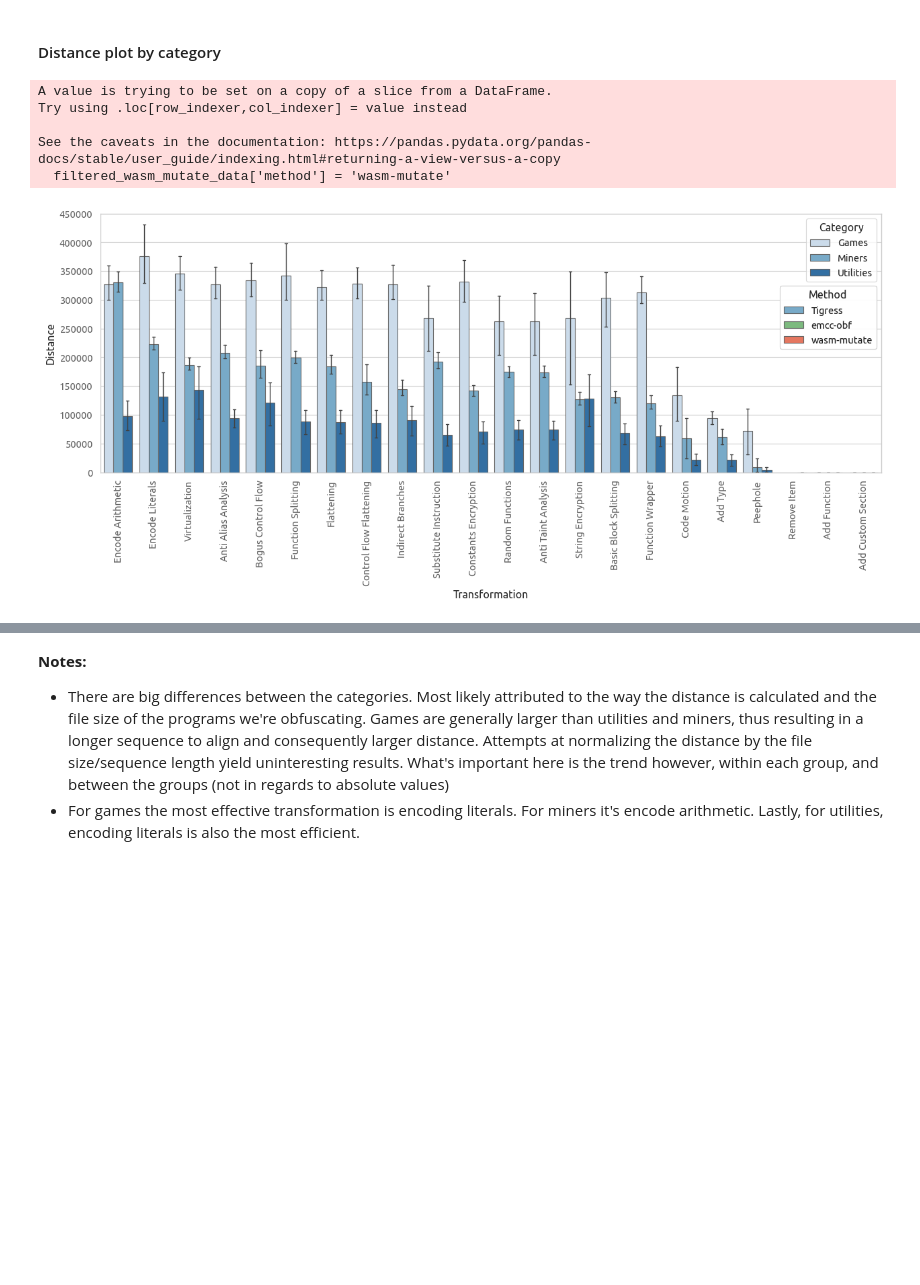
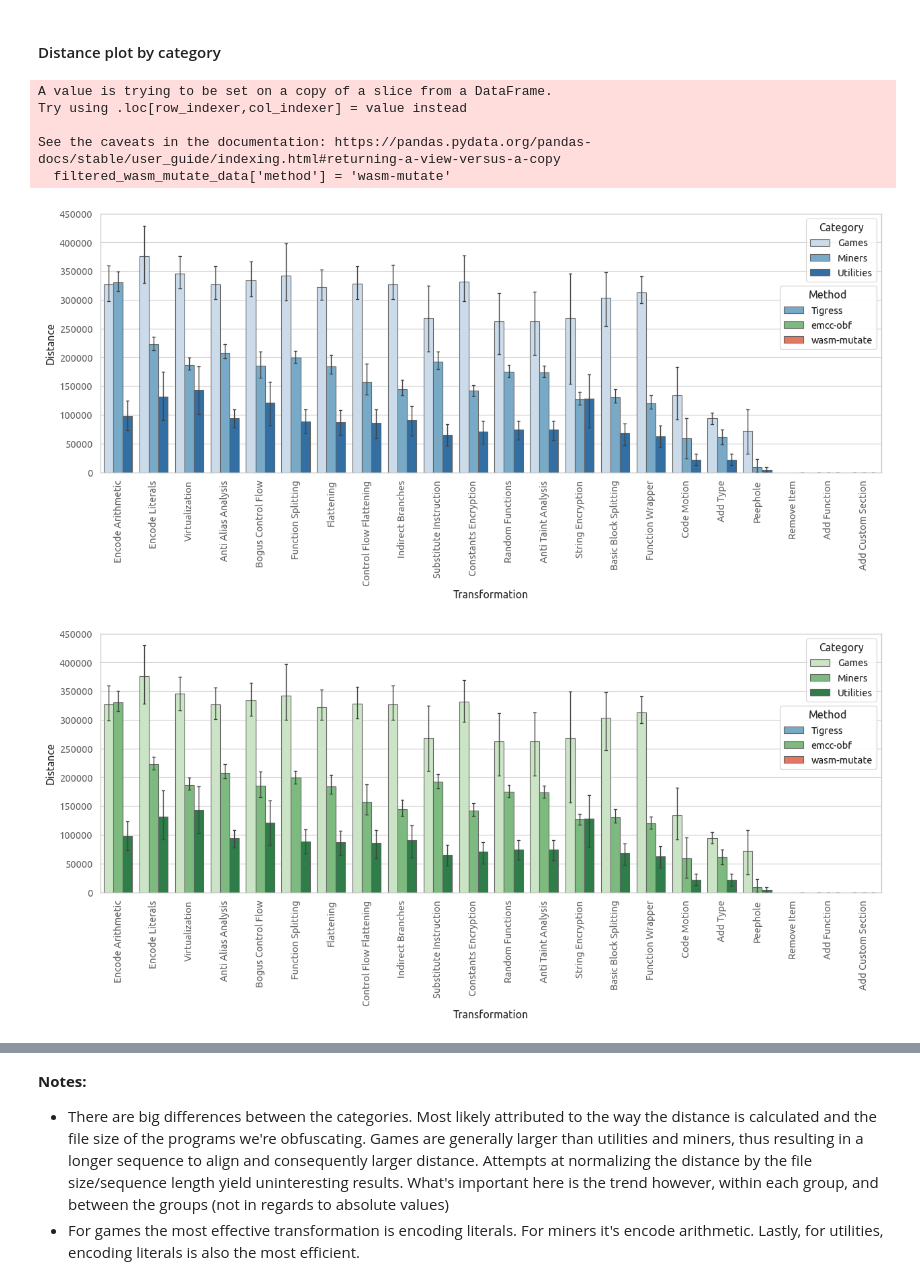
Before and after one commit to HakonHarnes/wasm-obf, a Jupyter notebook: analysis/effectiveness.ipynb, the cells around one changed output, grey strips where cells are left out. Saved outputs shown, nothing was run; the diff lists cells and outputs as text; code cells hidden in the pictures; blank space fills up the shorter version.

```diff
--- a/analysis/effectiveness.ipynb
+++ b/analysis/effectiveness.ipynb
@@ -355,32 +356,33 @@ def plot_distance_by_category(df, xlabel, xlabels=None, path=None, palette=None)
     method_legend = plt.legend(method_handles, method_labels, title='Method', loc='upper right', bbox_to_anchor=(1, 0.74))
     ax.add_artist(method_legend)
 
     # Save plot
     if path is not None:
         plt.savefig(path, dpi=500, bbox_inches="tight")
 
     # Show the plot
     plt.show()
 
 
 # filter wasm-mutate data
 filtered_wasm_mutate_data = wasm_mutate_data[wasm_mutate_data['iteration'] == -1]
 
 # Add a 'method' column to each dataframe
 tigress_data['method'] = 'Tigress'
 llvm_data['method'] = 'emcc-obf'
 filtered_wasm_mutate_data['method'] = 'wasm-mutate'
 
 # Concatenate all dataframes in the desired order: tigress, llvm, wasm_mutate
 combined_data = pd.concat([tigress_data, llvm_data, filtered_wasm_mutate_data], ignore_index=True)
 
 plot_distance_by_category(combined_data, xlabel='Transformation', palette="Blues", path='./plots/effectiveness/distance-category-blues.pdf')
-# plot_distance_by_category(combined_data, xlabel='Transformation', palette="Greens", path='./plots/effectiveness/distance-category-greens.pdf')
-# plot_distance_by_category(combined_data, xlabel='Transformation', palette="Reds", path='./plots/effectiveness/distance-category-reds.pdf')
+plot_distance_by_category(combined_data, xlabel='Transformation', palette="Greens", path='./plots/effectiveness/distance-category-greens.pdf')
+plot_distance_by_category(combined_data, xlabel='Transformation', palette="Reds", path='./plots/effectiveness/distance-category-reds.pdf')
 # %% [output]
 A value is trying to be set on a copy of a slice from a DataFrame.
 Try using .loc[row_indexer,col_indexer] = value instead
 
 See the caveats in the documentation: https://pandas.pydata.org/pandas-docs/stable/user_guide/indexing.html#returning-a-view-versus-a-copy
   filtered_wasm_mutate_data['method'] = 'wasm-mutate'
 [figure]
+[figure, added]
```
Also changed, not shown: parts of 5 cells of this notebook, 26 other files.
